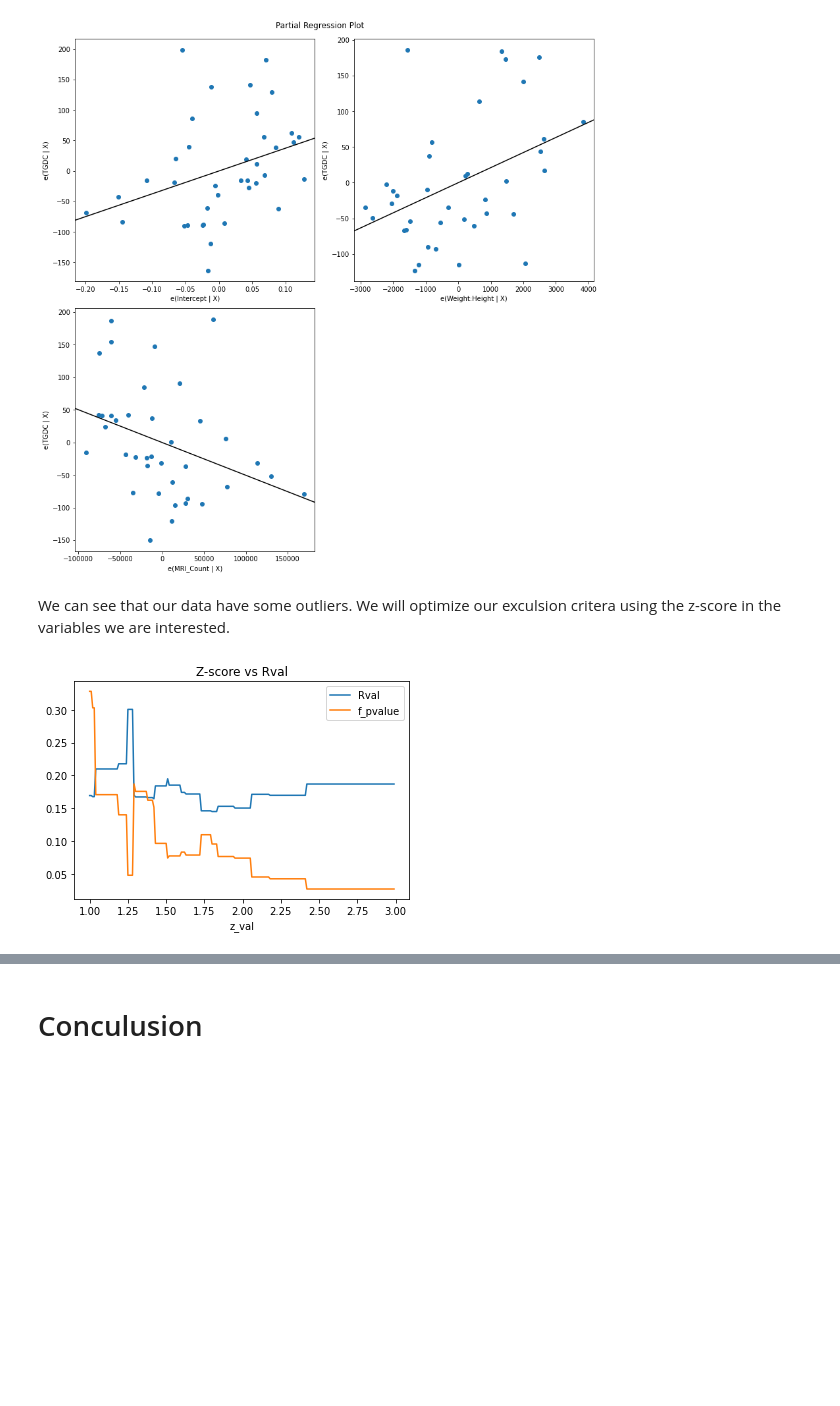
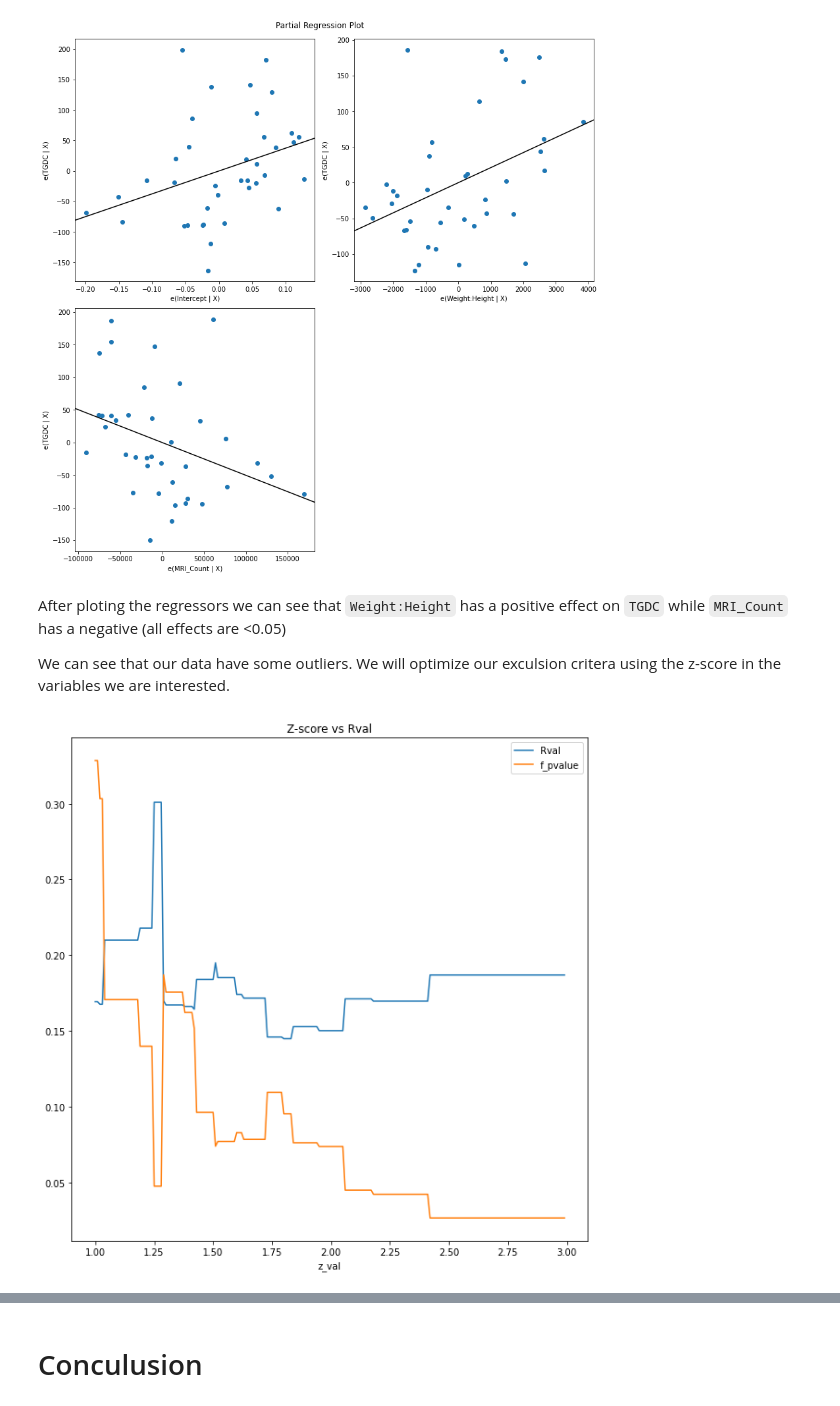
Before and after one commit to marcelfarres/Farres-M-QLSC612, a Jupyter notebook: myanalysis.ipynb, the cells around one changed output, grey strips where cells are left out. Cells and saved outputs as stored; diff of their text form; code cells hidden in the pictures; blank space fills up the shorter version.

```diff
--- a/myanalysis.ipynb
+++ b/myanalysis.ipynb
@@ -289,35 +289,37 @@ plt.savefig('fig' + os.path.sep + 'regressors.png', bbox_inches='tight')
 # %% [output]
 [figure]
 # %% [markdown]
+After ploting the regressors we can see that `Weight:Height` has a positive effect on `TGDC` while `MRI_Count` has a negative (all effects are <0.05)
+
 We can see that our data have some outliers. We will optimize our exculsion critera using the z-score in the variables we are interested.
 # %%
 z_val = np.arange(1,3, 0.01)
 
 
 inculded_vars = ['Height', 'Weight', 'MRI_Count']
 
 df = pd.DataFrame(columns=['z_val', 'Rval', 'f_pvalue' ])
 
 
 for val in z_val:
 
     z_s = np.abs(stats.zscore(data[inculded_vars]))
     dataf = data[(z_s < val).all(axis=1)]
 
     if dataf.shape[0] < 1:
         df = df.append( {'z_val':val, 'Rval':0, 'f_pvalue':0}, ignore_index=True)
         continue
 
     # Fit the model
     model= ols(super_model, dataf)
 
     rs = model.fit()
 
     df = df.append( {'z_val':val, 'Rval':rs.rsquared, 'f_pvalue':rs.f_pvalue}, ignore_index=True)
 
-df.plot(x='z_val', y=['Rval', 'f_pvalue'], title='Z-score vs Rval')
+df.plot(x='z_val', y=['Rval', 'f_pvalue'], title='Z-score vs Rval', figsize=(10,10))
 
 plt.savefig('fig' + os.path.sep + 'optimize-z-values.png', bbox_inches='tight')
 # %% [output]
-[figure, old version]
+[figure, new version]
 # %% [markdown]
```
Also changed, not shown: parts of 4 cells of this notebook, 3 other files.
